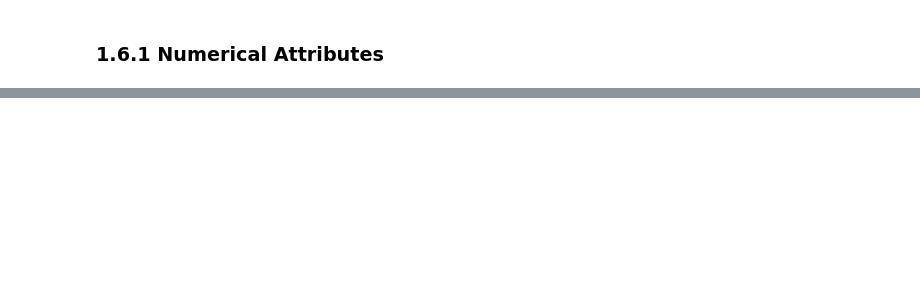
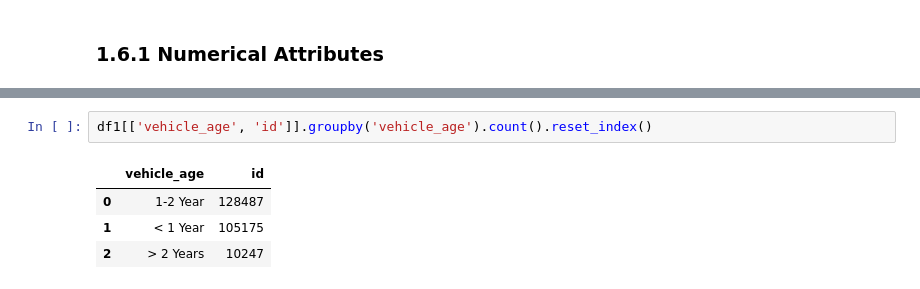
Before and after one commit to andersonrenatobonif/health_insurance, a Jupyter notebook: v01_health_insurance.ipynb, the cells around one changed output, grey strips where cells are left out. Saved outputs shown, nothing was run; the diff lists cells and outputs as text; blank space fills up the shorter version.

```diff
--- a/v01_health_insurance.ipynb
+++ b/v01_health_insurance.ipynb
@@ -173,0 +267,7 @@ cat_attributes = df1.select_dtypes( exclude = ['int32', 'int64', 'float'] )
+# %%
+df1[['vehicle_age', 'id']].groupby('vehicle_age').count().reset_index()
+# %% [output]
+|  | vehicle_age | id |
+| 0 | 1-2 Year | 128487 |
+| 1 | < 1 Year | 105175 |
+| 2 | > 2 Years | 10247 |
```
Also changed, not shown: parts of 13 cells of this notebook.
